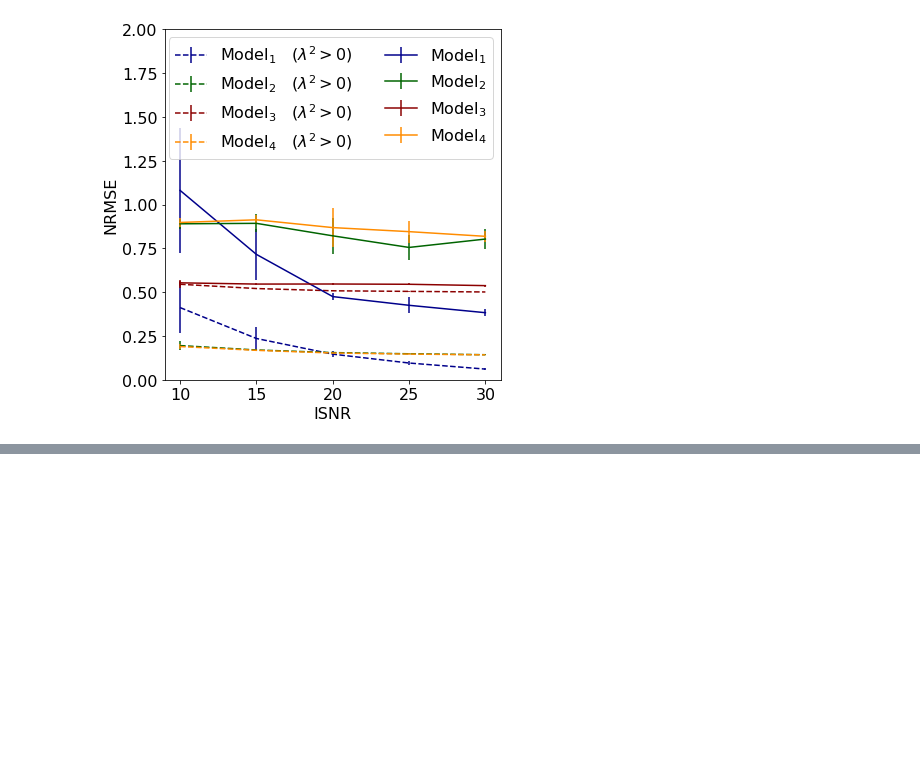
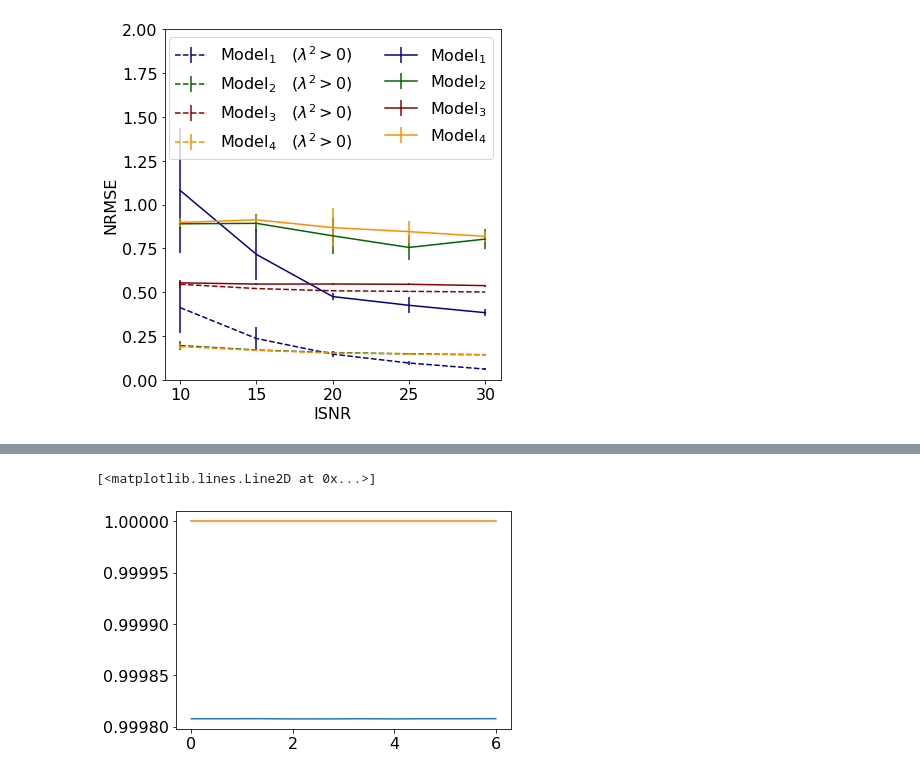
Before and after one commit to Luke-Pratley/Faraday-Dreams, a Jupyter notebook: examples/basic_faraday_simulation.ipynb, the cells around one changed output, grey strips where cells are left out. Cells and saved outputs as stored; diff of their text form; code cells hidden in the pictures; blank space fills up the shorter version.

```diff
--- a/examples/basic_faraday_simulation.ipynb
+++ b/examples/basic_faraday_simulation.ipynb
@@ -328,3 +328,18 @@ plt.tight_layout()
 plt.savefig("error_plot.pdf")
 # %% [output]
 [figure]
+# %%
+lambda2 = np.linspace(0, 6, 10)
+phi = measurement_operator.create_phi_array(100, 1)
+
+#phi += -np.abs(phi[0] - phi[1])
+print(phi)
+from pynufft import NUFFT
+nufft = NUFFT()
+Nd = phi.shape[0]
+Jd = 16
+Kd = Nd * 2
+dphi = np.abs(phi[0] - phi[1])
+nufft.plan(-lambda2.reshape((len(lambda2), 1)) * dphi * 2, (Nd,), (Kd,), (Jd,))
+
+m_op_right = measurement_operator.faraday_operator(lambda2, phi, lambda2 * 0 + 1)
@@ -330,0 +355,11 @@ plt.savefig("error_plot.pdf")
+# %%
+inp = np.zeros((len(phi)))
+inp[50] = 1
+y = nufft.forward(inp)
+y_true = m_op_right.dir_op(inp)
+# %%
+plt.plot(lambda2, np.real(y))
+plt.plot(lambda2, np.real(y_true))
+# %% [output]
+[<matplotlib.lines.Line2D at 0x...>]
+[figure, added]
```
Also changed, not shown: parts of 1 cell of this notebook, 3 other files.
